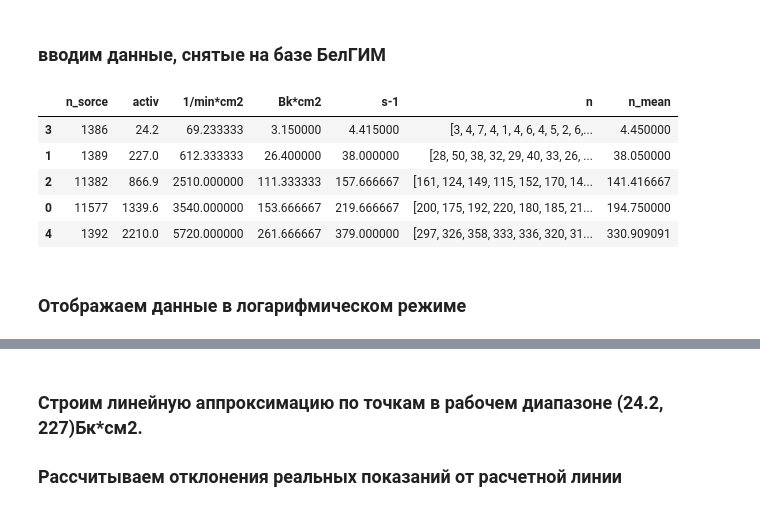
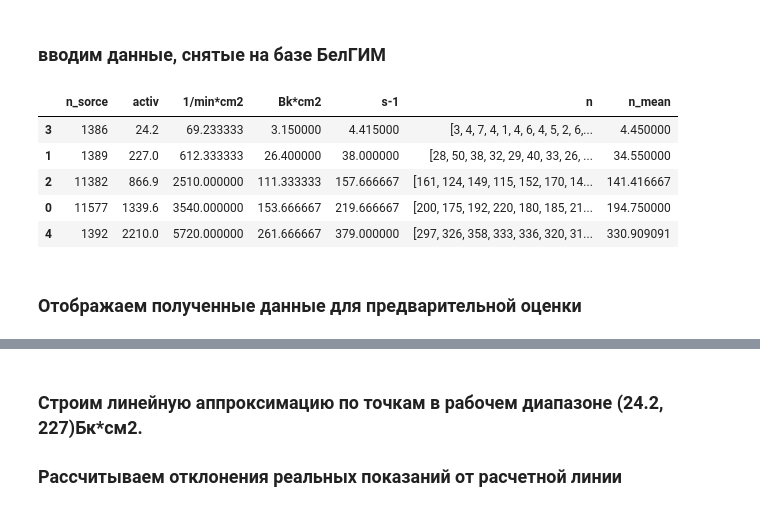
Before and after one commit to KiykoHanna/ATOMTEX, a Jupyter notebook: 6131-test- lin.ipynb, the cells around one changed output, grey strips where cells are left out. Cells and saved outputs as stored; diff of their text form; code cells hidden in the pictures.

```diff
--- a/6131-test- lin.ipynb
+++ b/6131-test- lin.ipynb
@@ -12,27 +12,27 @@ from sklearn import linear_model
 # %%
 data = pd.DataFrame(columns=['n_sorce', 'activ', '1/min*cm2', 'Bk*cm2', 's-1', 'n'])
 
 data.loc[len(data)] = [11577, 1339.6, [3550, 3580, 3490], [153, 153, 155], [220, 219, 220], [200, 175, 192, 220, 180, 185, 218, 212, 206, 175, 176, 198]]
-data.loc[len(data)] = [1389, 227, [610, 614, 613], [26.5, 26.3, 26.4], [38.9, 37.7, 37.4], [28, 50, 38, 32, 29, 40, 33, 26, 36, 96, 33, 26, 46, 28, 39, 43, 42, 33, 41, 22]]
+data.loc[len(data)] = [1389, 227, [610, 614, 613], [26.5, 26.3, 26.4], [38.9, 37.7, 37.4], [28, 50, 38, 32, 29, 40, 33, 26, 36, 26, 33, 26, 46, 28, 39, 43, 42, 33, 41, 22]]
 data.loc[len(data)] = [11382, 866.9, [2520, 2500, 2510], [110, 112, 112], [160, 156, 157], [161, 124, 149, 115, 152, 170, 141, 150, 151, 114, 118, 152]]
 data.loc[len(data)] = [1386, 24.2, [64.8, 68.4, 74.5], [3.06, 3.26, 3.13], [4.37, 4.46], [3, 4, 7, 4, 1, 4, 6, 4, 5, 2, 6, 4, 2, 9, 5, 3, 4, 4, 9, 3]]
 data.loc[len(data)] = [1392, 2210, [5830, 5670, 5660], [259, 260, 266], [379, 378, 380], [297, 326, 358, 333, 336, 320, 313, 340, 353, 347, 317]]
 
 data['n_mean'] = [np.mean(i) for i in data['n']]
 data['1/min*cm2'] = [np.mean(i) for i in data['1/min*cm2']]
 data['Bk*cm2'] = [np.mean(i) for i in data['Bk*cm2']]
 data['s-1'] = [np.mean(i) for i in data['s-1']]
 
 data.sort_values(by='activ', inplace=True)
 data.head()
 # %% [output]
 |  | n_sorce | activ | 1/min*cm2 | Bk*cm2 | s-1 | n | n_mean |
 | 3 | 1386 | 24.2 | 69.233333 | 3.150000 | 4.415000 | [3, 4, 7, 4, 1, 4, 6, 4, 5, 2, 6,... | 4.450000 |
-| 1 | 1389 | 227.0 | 612.333333 | 26.400000 | 38.000000 | [28, 50, 38, 32, 29, 40, 33, 26, ... | 38.050000 |
+| 1 | 1389 | 227.0 | 612.333333 | 26.400000 | 38.000000 | [28, 50, 38, 32, 29, 40, 33, 26, ... | 34.550000 |
 | 2 | 11382 | 866.9 | 2510.000000 | 111.333333 | 157.666667 | [161, 124, 149, 115, 152, 170, 14... | 141.416667 |
 | 0 | 11577 | 1339.6 | 3540.000000 | 153.666667 | 219.666667 | [200, 175, 192, 220, 180, 185, 21... | 194.750000 |
 | 4 | 1392 | 2210.0 | 5720.000000 | 261.666667 | 379.000000 | [297, 326, 358, 333, 336, 320, 31... | 330.909091 |
 # %% [markdown]
-### Отображаем данные в логарифмическом режиме
+### Отображаем полученные данные для предварительной оценки
 # %%
 fig = px.line(data, y=['1/min*cm2', 'Bk*cm2', 's-1', 'n_mean'], x='activ' , markers='*', log_y=True, log_x=True)
```
Also changed, not shown: parts of 2 cells of this notebook.
